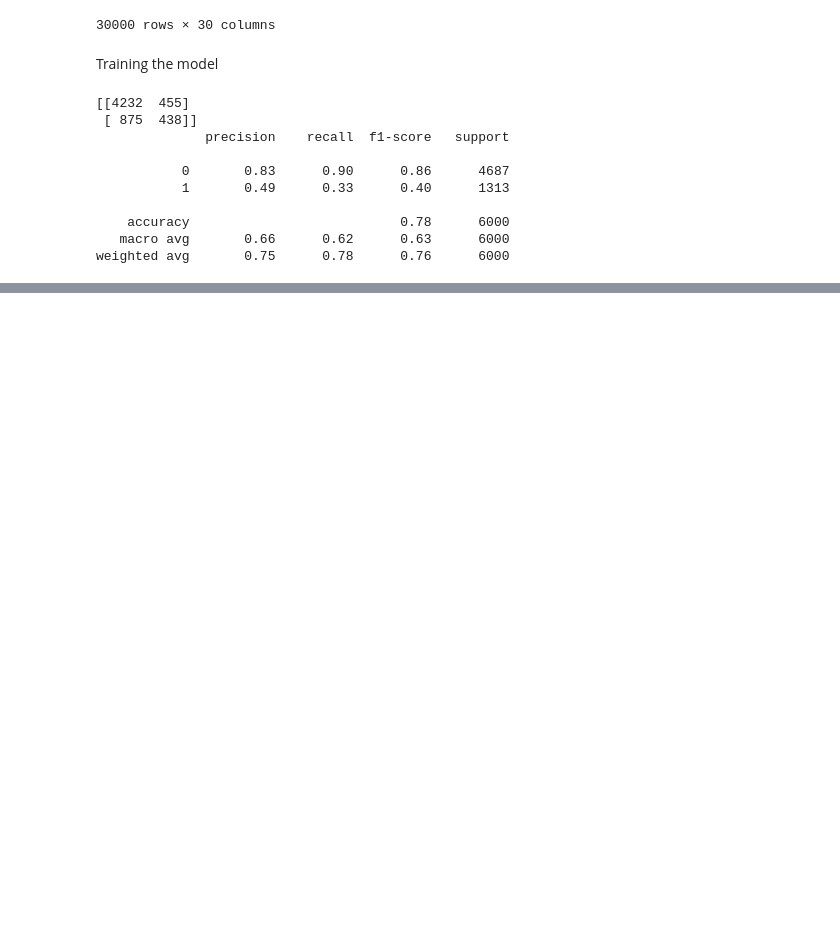
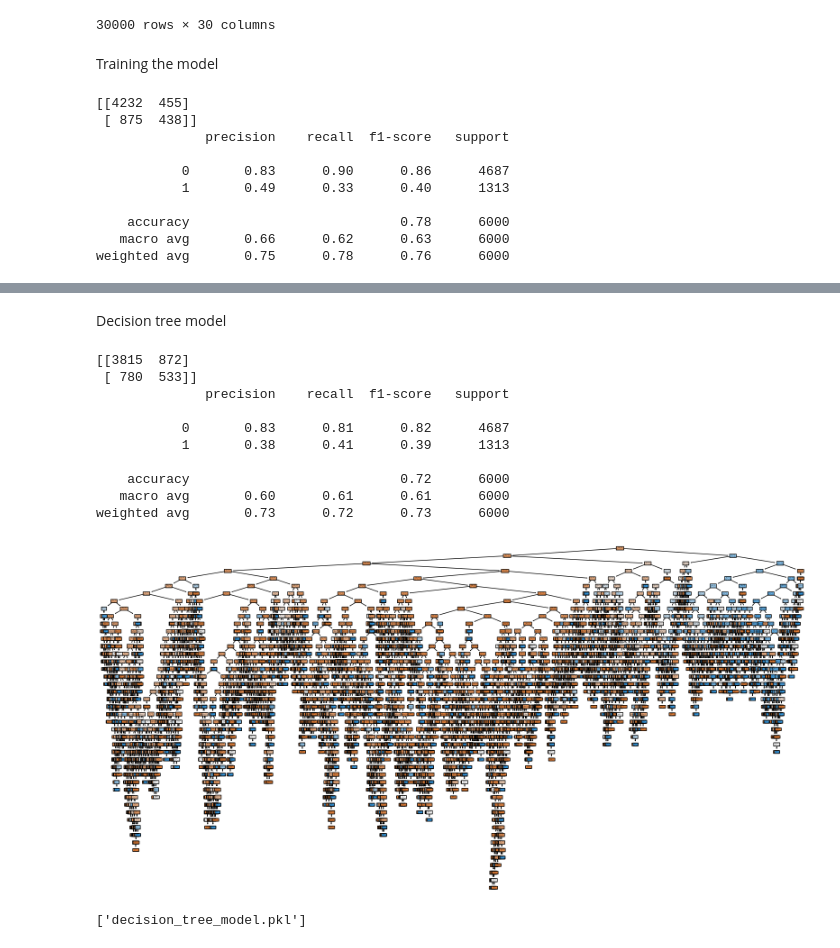
Before and after one commit to annamikulich/PROJECT-4, a Jupyter notebook: doodles.ipynb, the cells around one changed output, grey strips where cells are left out. Drawn from its saved outputs; the diff is of its cells as text; code cells hidden in the pictures; blank space fills up the shorter version.

```diff
--- a/doodles.ipynb
+++ b/doodles.ipynb
@@ -128,15 +129,15 @@ weighted avg       0.75      0.78      0.76      6000
 from sklearn.model_selection import GridSearchCV
 # Define the parameter grid
 param_grid = {
-    'hidden_layer_sizes': [(10,), (50,), (100,), (50, 50), (100, 50), (100, 100)],
-    'activation': ['tanh', 'relu'],
+    'hidden_layer_sizes': [(10,), (10, 10), (50,), (100,), (50, 50), (100, 50), (100, 100)],
+    'activation': ['tanh', 'relu', 'sigmoid'],
     'solver': ['sgd', 'adam'],
     'alpha': [0.0001, 0.05],
     'learning_rate': ['constant', 'adaptive'],
 }
 
 # Create a basic MLPClassifier
-mlp = MLPClassifier(max_iter=100)
+mlp = MLPClassifier(max_iter=10000)
 
 # Set up the grid search
 grid_search = GridSearchCV(
@@ -151,0 +262,46 @@ Best parameters found:  {'activation': 'tanh', 'alpha': 0.0001, 'hidden_layer_si
+# %% [markdown]
+Decision tree model
+# %%
+import matplotlib.pyplot as plt
+import numpy as np
+from sklearn.tree import DecisionTreeClassifier
+from sklearn.tree import plot_tree
+
+
+# Create a Decision Tree Classifier
+clf = DecisionTreeClassifier(random_state=42)
+clf.fit(X_train, y_train)
+
+
+# Make predictions
+y_pred = clf.predict(X_test)
+
+
+# Evaluate the model
+print(confusion_matrix(y_test, y_pred))
+print(classification_report(y_test, y_pred))
+
+
+# Visualize the Decision Tree
+plt.figure(figsize=(20, 10))
+plot_tree(clf, filled=True, feature_names=X_final.columns,
+          class_names=['No Default', 'Default'], rounded=True)
+plt.savefig('decision_tree.png')
+plt.show()
+
+
+# Save the model
+joblib.dump(clf, 'decision_tree_model.pkl')
+# %% [output]
+[[3815  872]
+ [ 780  533]]
+              precision    recall  f1-score   support
+
+           0       0.83      0.81      0.82      4687
+           1       0.38      0.41      0.39      1313
+
+    accuracy                           0.72      6000
+   macro avg       0.60      0.61      0.61      6000
+weighted avg       0.73      0.72      0.73      6000
+[figure, added]
+['decision_tree_model.pkl']
```
Also changed, not shown: parts of 3 cells of this notebook, 44 other files.
